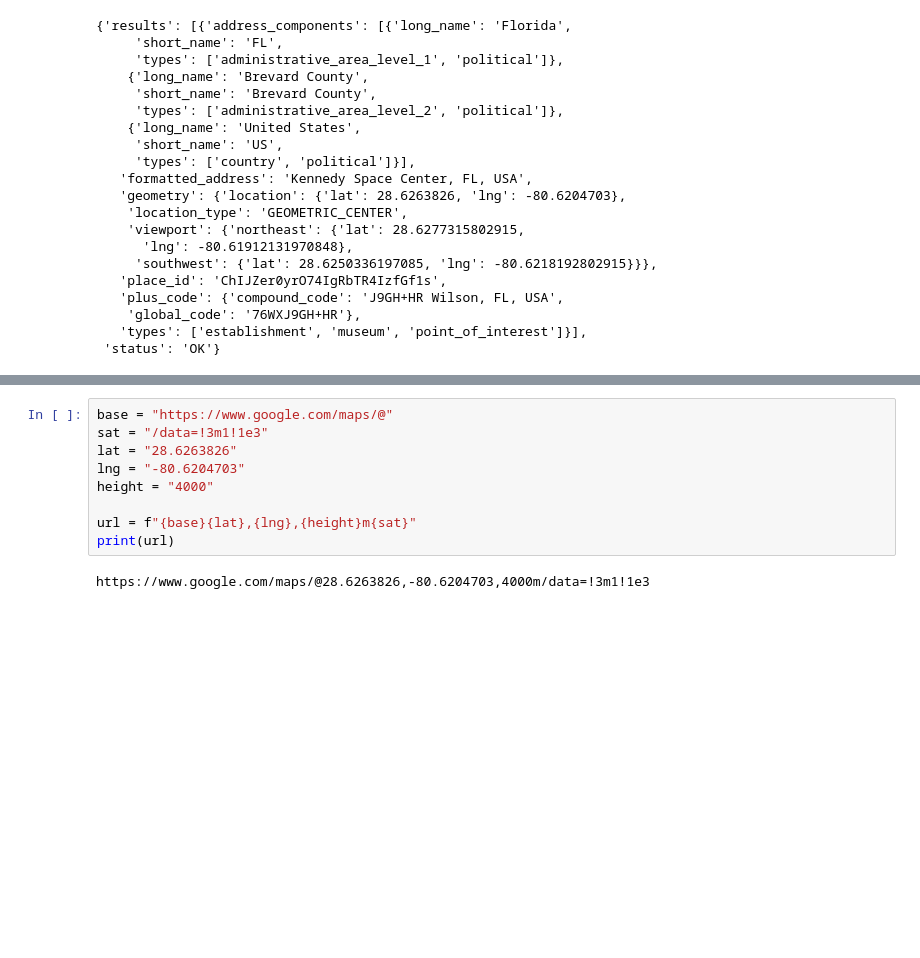
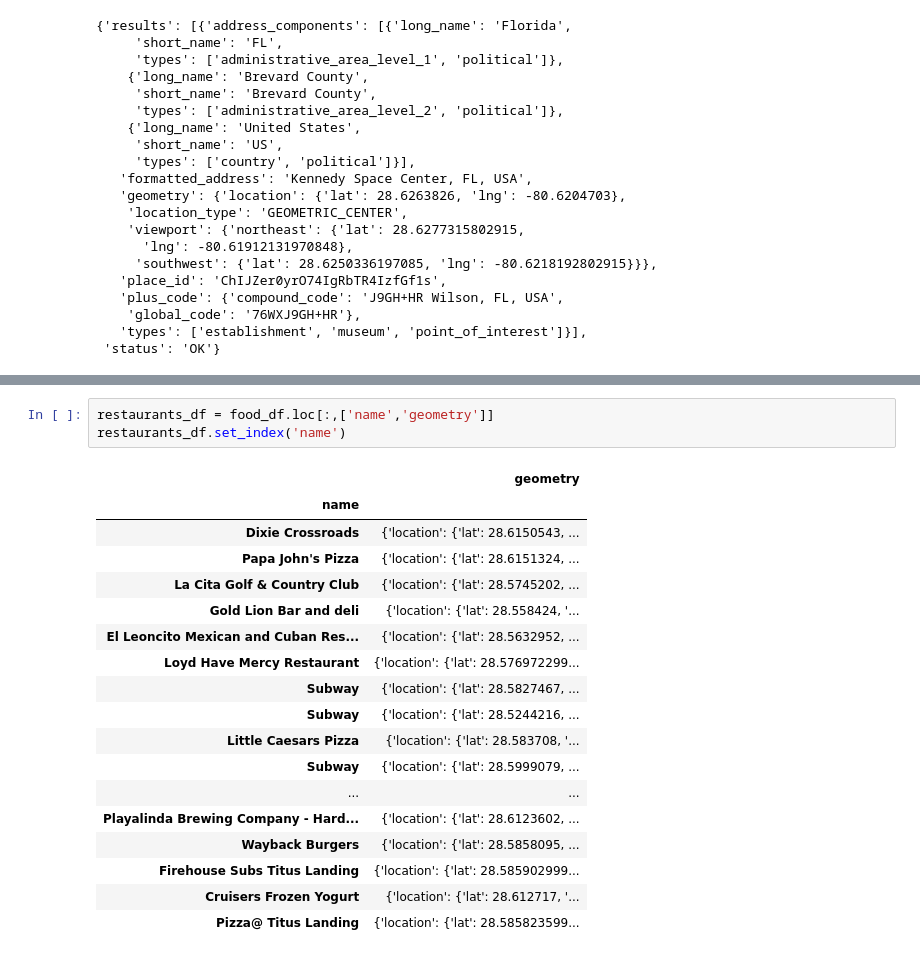
Before and after one commit to faradical/Data-Study-Hall, a Jupyter notebook: Python APIs/Space-Lunch/Space-Lunch.ipynb, the cells around one changed output, grey strips where cells are left out. Drawn from its saved outputs; the diff is of its cells as text; blank space fills up the shorter version.

```diff
--- a/Python APIs/Space-Lunch/Space-Lunch.ipynb
+++ b/Python APIs/Space-Lunch/Space-Lunch.ipynb
@@ -194,11 +218,22 @@ params_dict = {
-# %%
-base = "https://www.google.com/maps/@"
-sat = "/data=!3m1!1e3"
-lat = "28.6263826"
-lng = "-80.6204703"
-height = "4000"
-
-url = f"{base}{lat},{lng},{height}m{sat}"
-print(url)
-# %% [output]
-https://www.google.com/maps/@28.6263826,-80.6204703,4000m/data=!3m1!1e3
+# %%
+restaurants_df = food_df.loc[:,['name','geometry']]
+restaurants_df.set_index('name')
+# %% [output]
+|  | geometry |
+| name |  |
+| Dixie Crossroads | {'location': {'lat': 28.6150543, ... |
+| Papa John's Pizza | {'location': {'lat': 28.6151324, ... |
+| La Cita Golf & Country Club | {'location': {'lat': 28.5745202, ... |
+| Gold Lion Bar and deli | {'location': {'lat': 28.558424, '... |
+| El Leoncito Mexican and Cuban Res... | {'location': {'lat': 28.5632952, ... |
+| Loyd Have Mercy Restaurant | {'location': {'lat': 28.576972299... |
+| Subway | {'location': {'lat': 28.5827467, ... |
+| Subway | {'location': {'lat': 28.5244216, ... |
+| Little Caesars Pizza | {'location': {'lat': 28.583708, '... |
+| Subway | {'location': {'lat': 28.5999079, ... |
+| ... | ... |
+| Playalinda Brewing Company - Hard... | {'location': {'lat': 28.6123602, ... |
+| Wayback Burgers | {'location': {'lat': 28.5858095, ... |
+| Firehouse Subs Titus Landing | {'location': {'lat': 28.585902999... |
+| Cruisers Frozen Yogurt | {'location': {'lat': 28.612717, '... |
+| Pizza@ Titus Landing | {'location': {'lat': 28.585823599... |
```
Also changed, not shown: parts of 13 cells of this notebook.
